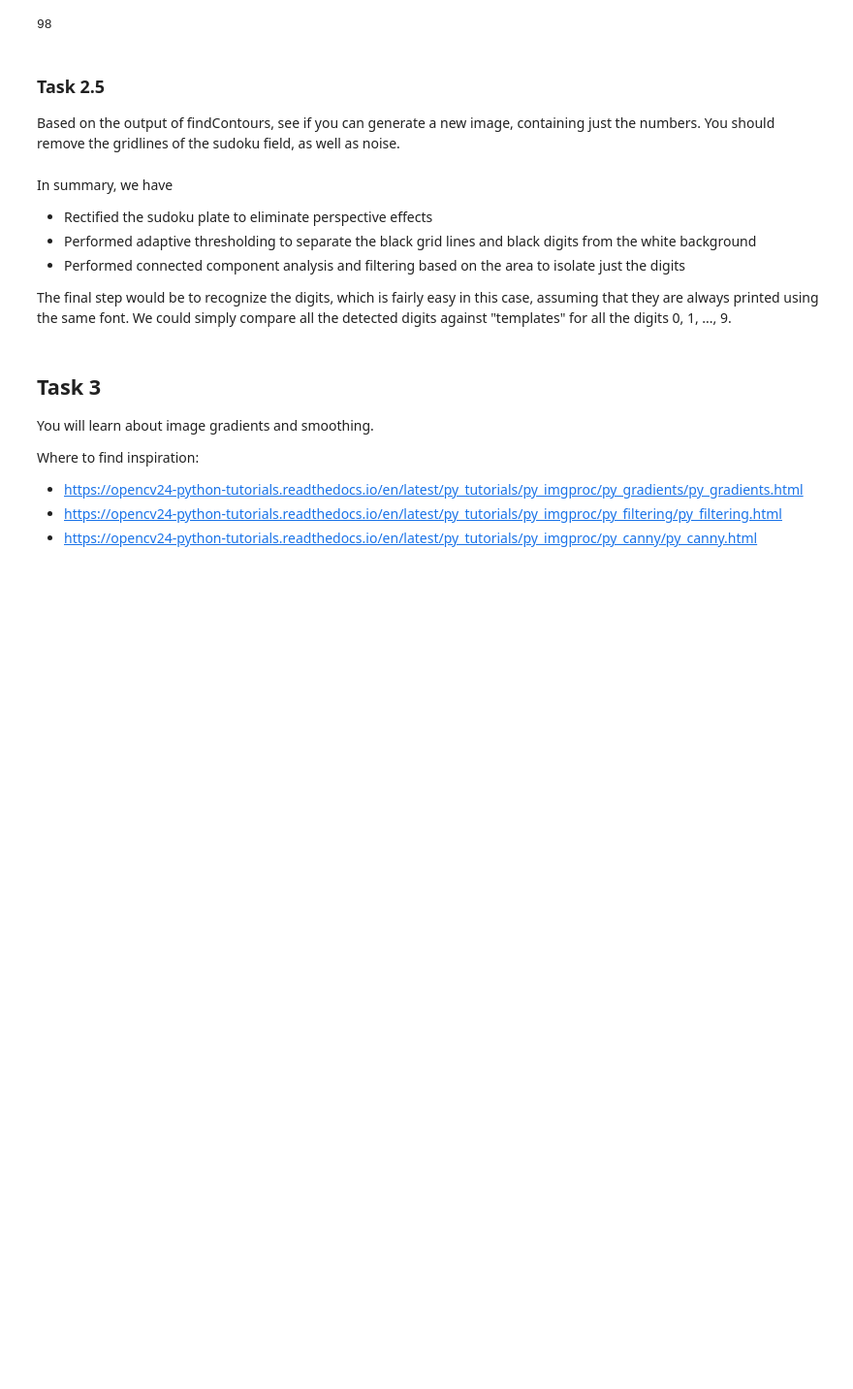
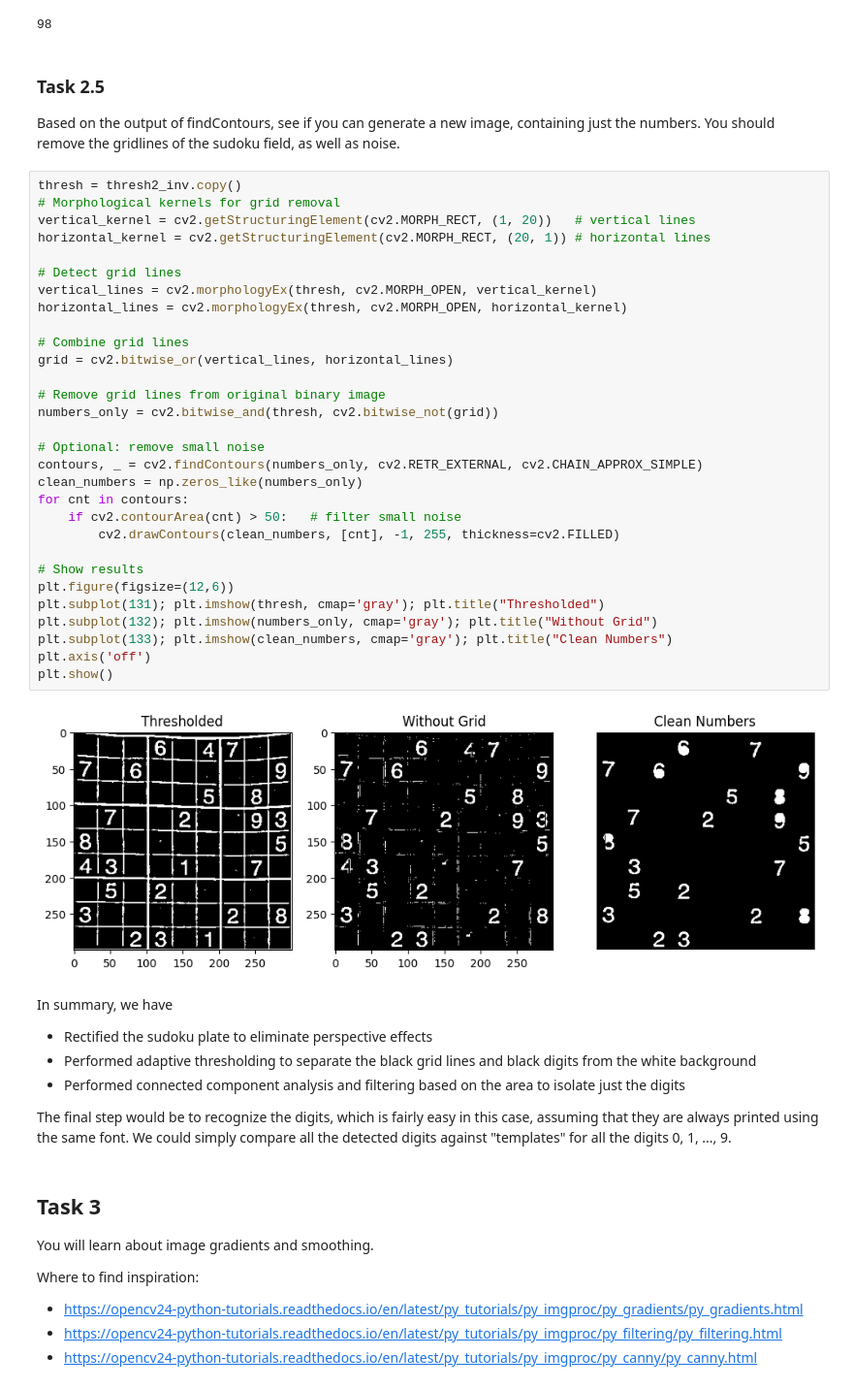
Before and after one commit to zrq0903/DLVR_25, a Jupyter notebook: Lab1_Basic_Image_Processing.ipynb, the cells around one changed output. Shown at 97% size. Drawn from its saved outputs; the diff is of its cells as text; blank space fills up the shorter version.

```diff
--- a/Lab1_Basic_Image_Processing.ipynb
+++ b/Lab1_Basic_Image_Processing.ipynb
@@ -257,6 +257,38 @@ len(contours)
 # %% [markdown]
 ### Task 2.5
 Based on the output of findContours, see if you can generate a new image, containing just the numbers. You should remove the gridlines of the sudoku field, as well as noise.
+# %%
+thresh = thresh2_inv.copy()
+# Morphological kernels for grid removal
+vertical_kernel = cv2.getStructuringElement(cv2.MORPH_RECT, (1, 20))   # vertical lines
+horizontal_kernel = cv2.getStructuringElement(cv2.MORPH_RECT, (20, 1)) # horizontal lines
+
+# Detect grid lines
+vertical_lines = cv2.morphologyEx(thresh, cv2.MORPH_OPEN, vertical_kernel)
+horizontal_lines = cv2.morphologyEx(thresh, cv2.MORPH_OPEN, horizontal_kernel)
+
+# Combine grid lines
+grid = cv2.bitwise_or(vertical_lines, horizontal_lines)
+
+# Remove grid lines from original binary image
+numbers_only = cv2.bitwise_and(thresh, cv2.bitwise_not(grid))
+
+# Optional: remove small noise
+contours, _ = cv2.findContours(numbers_only, cv2.RETR_EXTERNAL, cv2.CHAIN_APPROX_SIMPLE)
+clean_numbers = np.zeros_like(numbers_only)
+for cnt in contours:
+    if cv2.contourArea(cnt) > 50:   # filter small noise
+        cv2.drawContours(clean_numbers, [cnt], -1, 255, thickness=cv2.FILLED)
+
+# Show results
+plt.figure(figsize=(12,6))
+plt.subplot(131); plt.imshow(thresh, cmap='gray'); plt.title("Thresholded")
+plt.subplot(132); plt.imshow(numbers_only, cmap='gray'); plt.title("Without Grid")
+plt.subplot(133); plt.imshow(clean_numbers, cmap='gray'); plt.title("Clean Numbers")
+plt.axis('off')
+plt.show()
+# %% [output]
+[figure, added]
 # %% [markdown]
 In summary, we have
 - Rectified the sudoku plate to eliminate perspective effects
```
Also changed, not shown: parts of 4 cells of this notebook.
